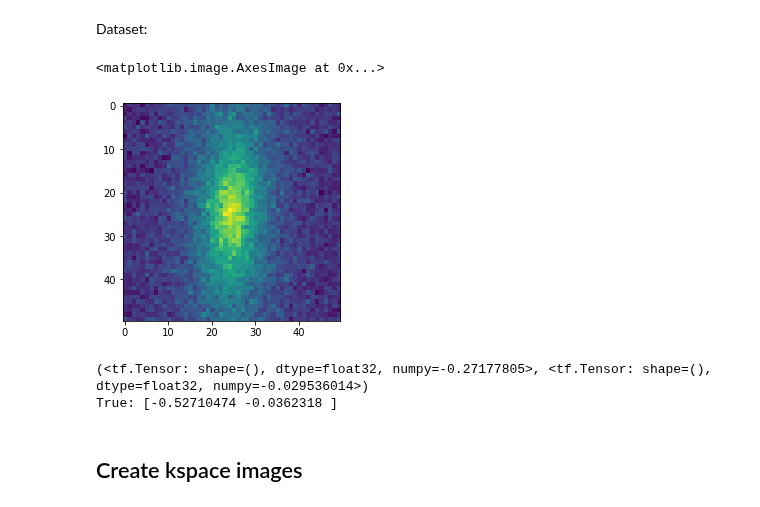
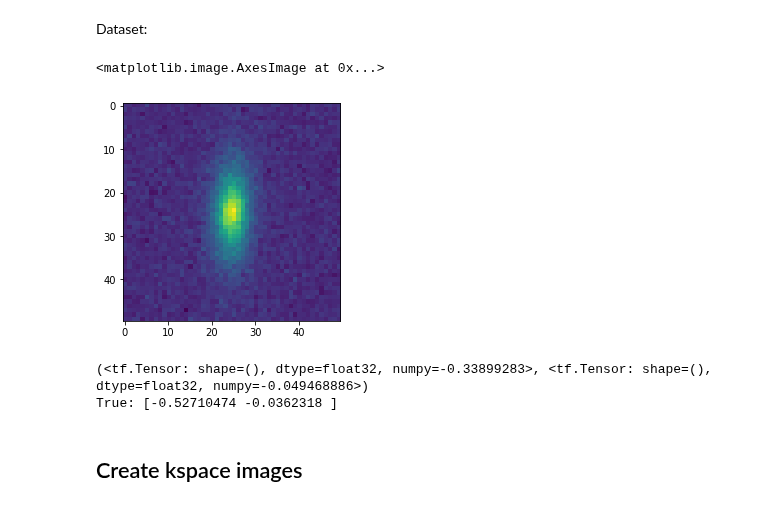
Before and after one commit to CosmoStat/autometacal, a Jupyter notebook: notebooks/metacal_proof_of_concept-Fourier-dataset.ipynb, the cells around one changed output. Saved outputs shown, nothing was run; the diff lists cells and outputs as text; code cells hidden in the pictures.

```diff
--- a/notebooks/metacal_proof_of_concept-Fourier-dataset.ipynb
+++ b/notebooks/metacal_proof_of_concept-Fourier-dataset.ipynb
@@ -145,15 +146,15 @@ imshow(w*(image_shear+10*randn(img_size,img_size)))
 # %% [markdown]
 Dataset:
 # %%
-imshow(example['gal_image'])
+imshow(example['obs_image'])
 # %% [output]
 <matplotlib.image.AxesImage at 0x...>
-[figure, old version]
+[figure, new version]
 # %%
-print(get_ellipticity(example['gal_image']))
+print(get_ellipticity(example['obs_image']))
 print("True:", example['label'])
 # %% [output]
-(<tf.Tensor: shape=(), dtype=float32, numpy=-0.27177805>, <tf.Tensor: shape=(), dtype=float32, numpy=-0.029536014>)
+(<tf.Tensor: shape=(), dtype=float32, numpy=-0.33899283>, <tf.Tensor: shape=(), dtype=float32, numpy=-0.049468886>)
 True: [-0.52710474 -0.0362318 ]
 # %% [markdown]
 ## Create kspace images
```
Also changed, not shown: parts of 29 cells of this notebook, 4 other files.
